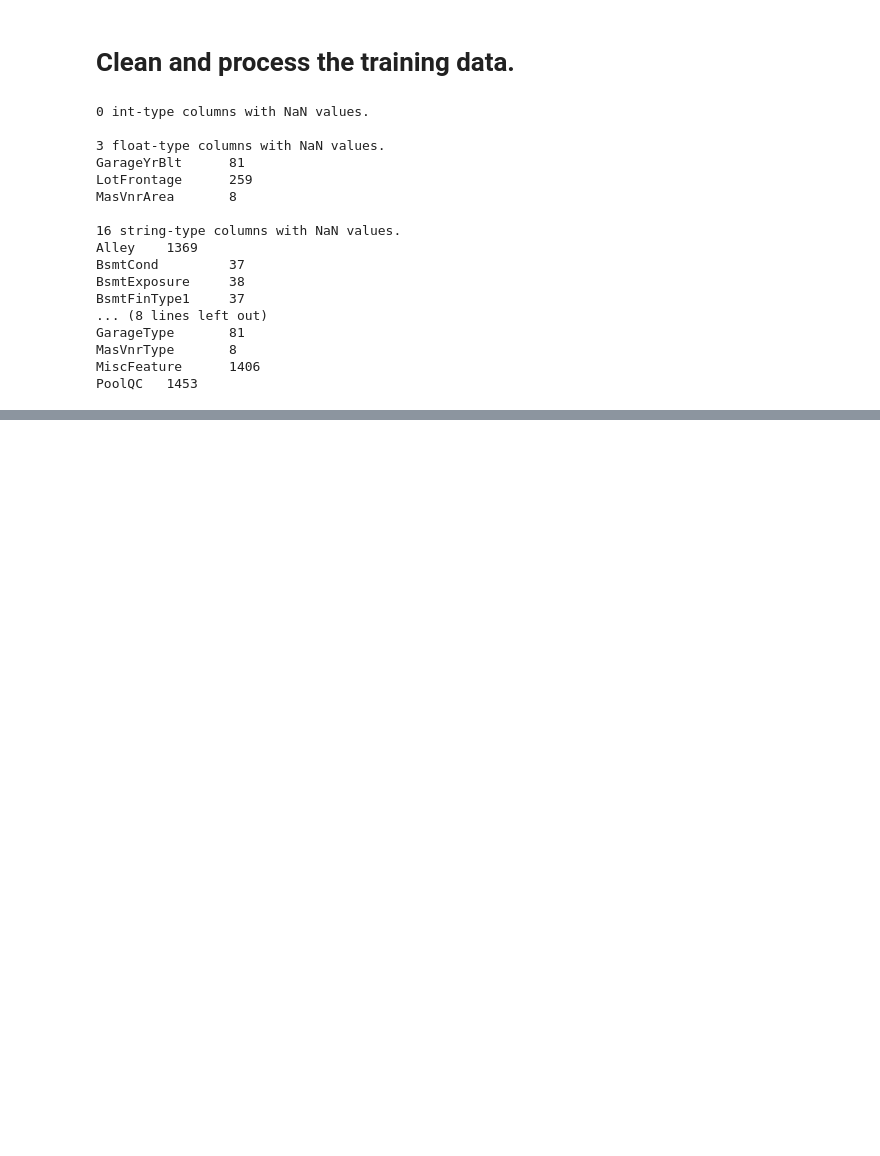
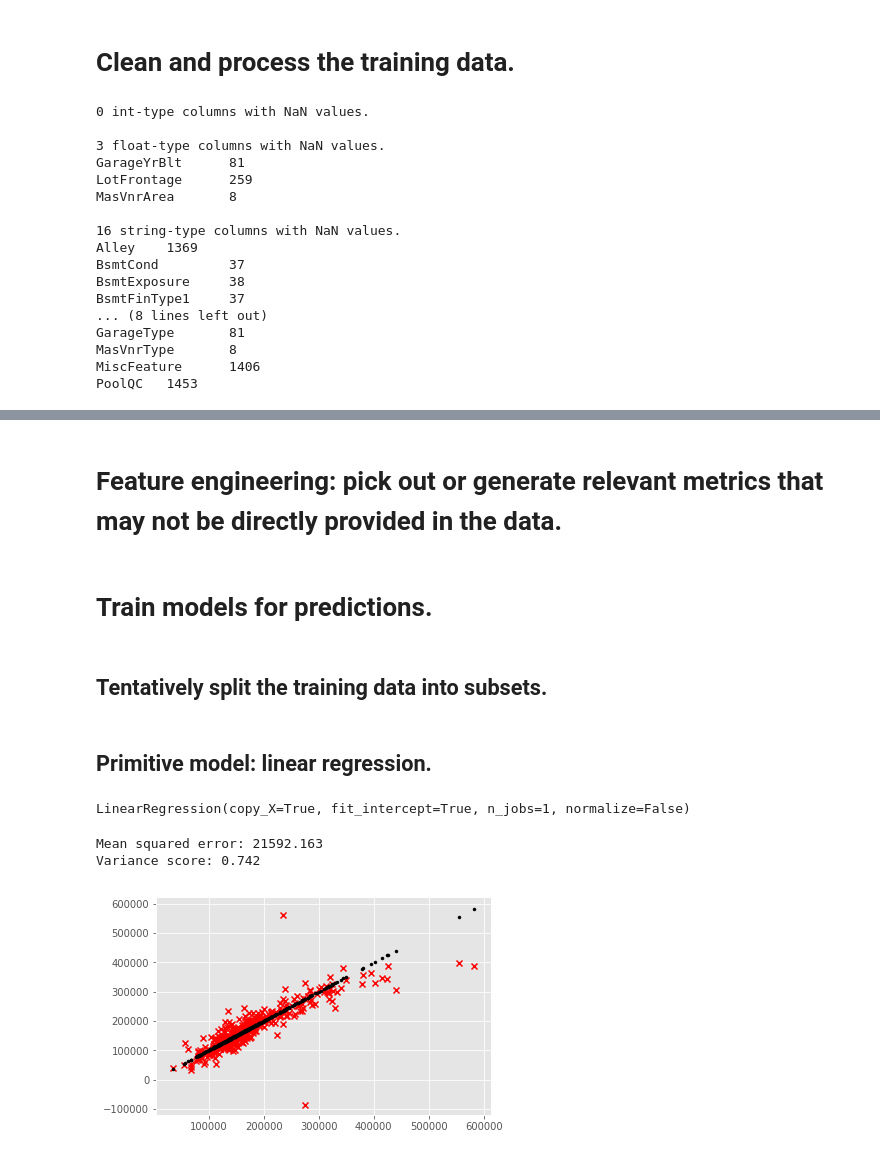
Before and after one commit to darrylgleason/Kaggle_House-Prices, a Jupyter notebook: House-Prices.ipynb, the cells around one changed output, grey strips where cells are left out. Drawn from its saved outputs; the diff is of its cells as text; code cells hidden in the pictures; blank space fills up the shorter version.

Commit message:
Implement primitive linear regression

```diff
--- a/House-Prices.ipynb
+++ b/House-Prices.ipynb
@@ -101,0 +217,45 @@ PoolQC   1453
+# %% [markdown]
+# Feature engineering: pick out or generate relevant metrics that may not be directly provided in the data.
+# %%
+### cols = x_train.columns.tolist()
+### cols_with_SF = [s for s in cols if "SF" in s]
+x_train['BsmtFinSF'] = x_train['TotalBsmtSF'] - x_train['BsmtUnfSF']
+x_train['EnclosedSF'] = x_train['BsmtFinSF'] + x_train['1stFlrSF'] + x_train['2ndFlrSF']
+# %% [markdown]
+# Train models for predictions.
+# %% [markdown]
+## Tentatively split the training data into subsets.
+# %%
+x_train1, x_train2, y_train1, y_train2 = train_test_split(
+    x_train, y_train, test_size=0.25, random_state=MAGIC_SEED)
+# %% [markdown]
+## Primitive model: linear regression.
+# %%
+# Create the linear regression object and
+# train it on the target data.
+lin_regr = linear_model.LinearRegression()
+lin_regr.fit(x_train1, y_train1)
+# %% [output]
+LinearRegression(copy_X=True, fit_intercept=True, n_jobs=1, normalize=False)
+# %%
+# Test the model: predict home prices.
+y_train2_pred = lin_regr.predict(x_train2)
+# %%
+# Evaluate the prediction by viewing the
+# coefficients, error, and variance (where
+# a variance of 1 indicates a perfect
+# prediction).
+#print('Coefficients: \n', lin_regr.coef_)
+print("Mean squared error: %.3f"
+      % mean_absolute_error(y_train2, y_train2_pred))
+print('Variance score: %.3f' % r2_score(y_train2, y_train2_pred))
+
+# Plot outputs
+plt.scatter(y_train2, y_train2_pred, color='red', marker='x')
+plt.scatter(y_train2, y_train2, color='black', marker='.')
+plt.show()
+plt.legend(('Linear Regression', "True Prices"));
+# %% [output]
+Mean squared error: 21592.163
+Variance score: 0.742
+[figure, added]
```
Also changed, not shown: parts of 8 cells of this notebook.
